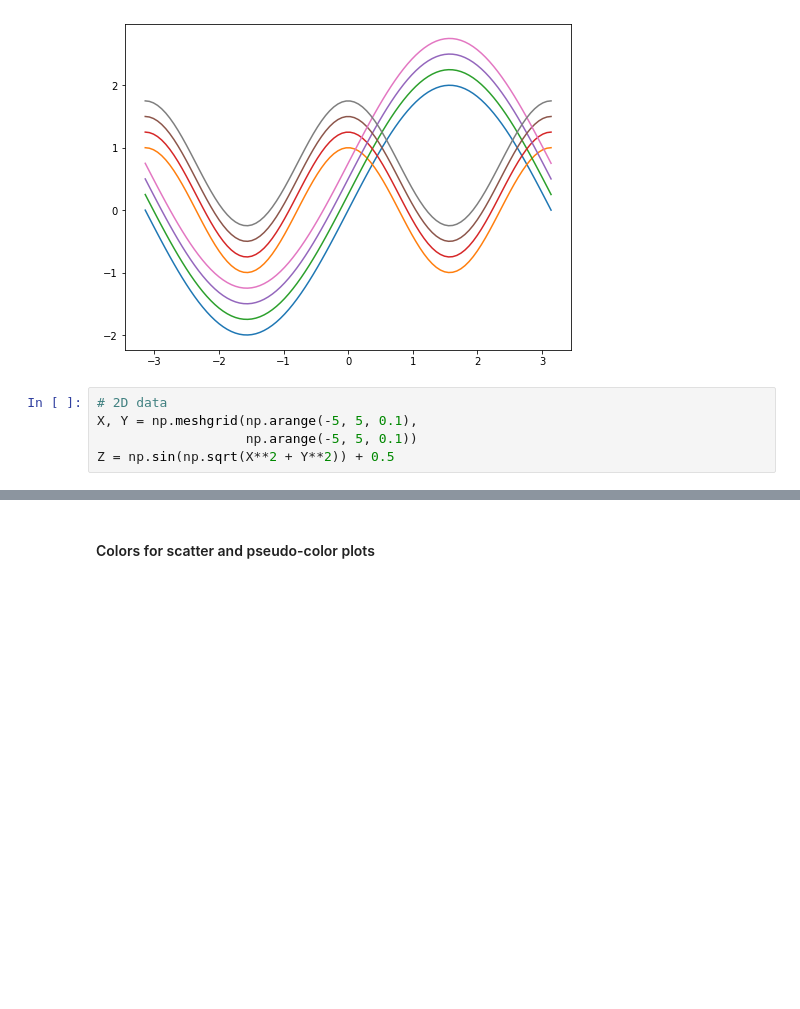
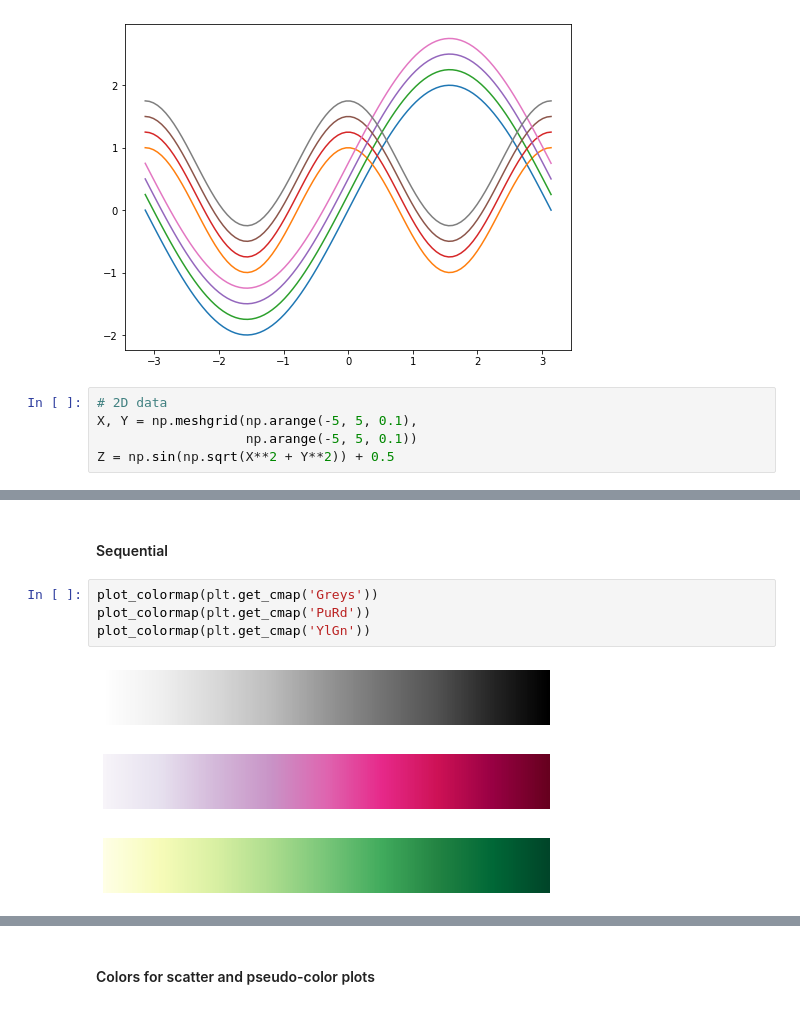
Before and after one commit to GuckLab/SciViz, a Jupyter notebook: workshops/WS2_colormaps.ipynb, the cells around one changed output, grey strips where cells are left out. Saved outputs shown, nothing was run; the diff lists cells and outputs as text; blank space fills up the shorter version.

```diff
--- a/workshops/WS2_colormaps.ipynb
+++ b/workshops/WS2_colormaps.ipynb
@@ -77,0 +105,10 @@ For a full list; see [Colormaps Reference](https://matplotlib.org/stable/gallery
+# %% [markdown]
+#### Sequential
+# %%
+plot_colormap(plt.get_cmap('Greys'))
+plot_colormap(plt.get_cmap('PuRd'))
+plot_colormap(plt.get_cmap('YlGn'))
+# %% [output]
+[figure, added]
+[figure, added]
+[figure, added]
```
Also changed, not shown: parts of 16 cells of this notebook.
